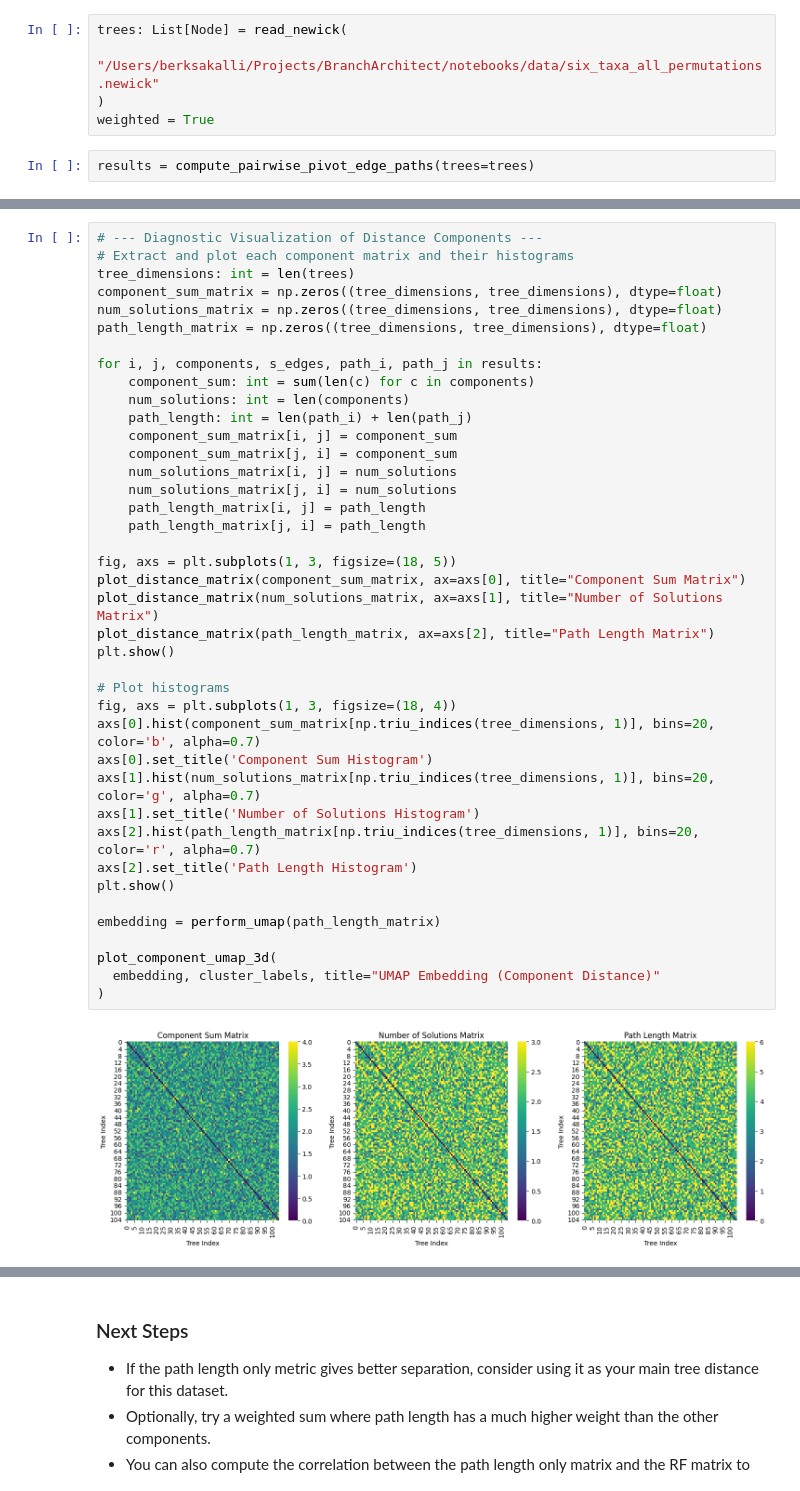
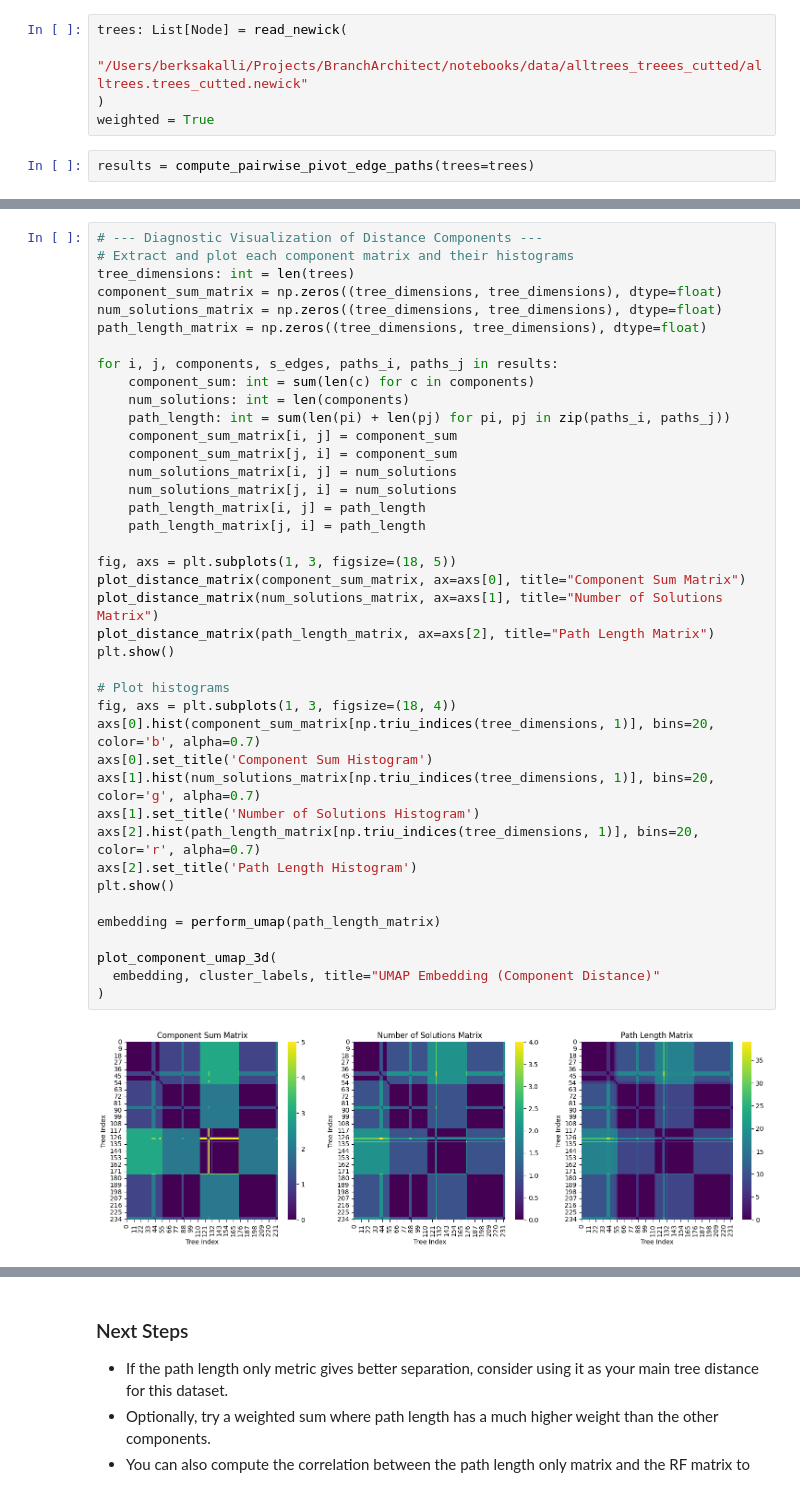
Before and after one commit to EnesSakalliUniWien/BranchArchitect, a Jupyter notebook: notebooks/tree_space/distance_analysis.ipynb, the cells around one changed output, grey strips where cells are left out. Cells and saved outputs as stored; diff of their text form.

```diff
--- a/notebooks/tree_space/distance_analysis.ipynb
+++ b/notebooks/tree_space/distance_analysis.ipynb
@@ -23,6 +20,6 @@ The autoreload extension is already loaded. To reload it, use:
 # %%
 trees: List[Node] = read_newick(
-    "/Users/berksakalli/Projects/BranchArchitect/notebooks/data/six_taxa_all_permutations.newick"
+    "/Users/berksakalli/Projects/BranchArchitect/notebooks/data/alltrees_treees_cutted/alltrees.trees_cutted.newick"
 )
 weighted = True
 # %%
@@ -73,37 +70,37 @@ component_sum_matrix = np.zeros((tree_dimensions, tree_dimensions), dtype=float)
 num_solutions_matrix = np.zeros((tree_dimensions, tree_dimensions), dtype=float)
 path_length_matrix = np.zeros((tree_dimensions, tree_dimensions), dtype=float)
 
-for i, j, components, s_edges, path_i, path_j in results:
+for i, j, components, s_edges, paths_i, paths_j in results:
     component_sum: int = sum(len(c) for c in components)
     num_solutions: int = len(components)
-    path_length: int = len(path_i) + len(path_j)
+    path_length: int = sum(len(pi) + len(pj) for pi, pj in zip(paths_i, paths_j))
     component_sum_matrix[i, j] = component_sum
     component_sum_matrix[j, i] = component_sum
     num_solutions_matrix[i, j] = num_solutions
     num_solutions_matrix[j, i] = num_solutions
     path_length_matrix[i, j] = path_length
     path_length_matrix[j, i] = path_length
 
 fig, axs = plt.subplots(1, 3, figsize=(18, 5))
 plot_distance_matrix(component_sum_matrix, ax=axs[0], title="Component Sum Matrix")
 plot_distance_matrix(num_solutions_matrix, ax=axs[1], title="Number of Solutions Matrix")
 plot_distance_matrix(path_length_matrix, ax=axs[2], title="Path Length Matrix")
 plt.show()
 
 # Plot histograms
 fig, axs = plt.subplots(1, 3, figsize=(18, 4))
 axs[0].hist(component_sum_matrix[np.triu_indices(tree_dimensions, 1)], bins=20, color='b', alpha=0.7)
 axs[0].set_title('Component Sum Histogram')
 axs[1].hist(num_solutions_matrix[np.triu_indices(tree_dimensions, 1)], bins=20, color='g', alpha=0.7)
 axs[1].set_title('Number of Solutions Histogram')
 axs[2].hist(path_length_matrix[np.triu_indices(tree_dimensions, 1)], bins=20, color='r', alpha=0.7)
 axs[2].set_title('Path Length Histogram')
 plt.show()
 
 embedding = perform_umap(path_length_matrix)
 
 plot_component_umap_3d(
   embedding, cluster_labels, title="UMAP Embedding (Component Distance)"
 )
 # %% [output]
-[figure, old version]
+[figure, new version]
```
Also changed, not shown: parts of 3 cells of this notebook, 11 other files.
